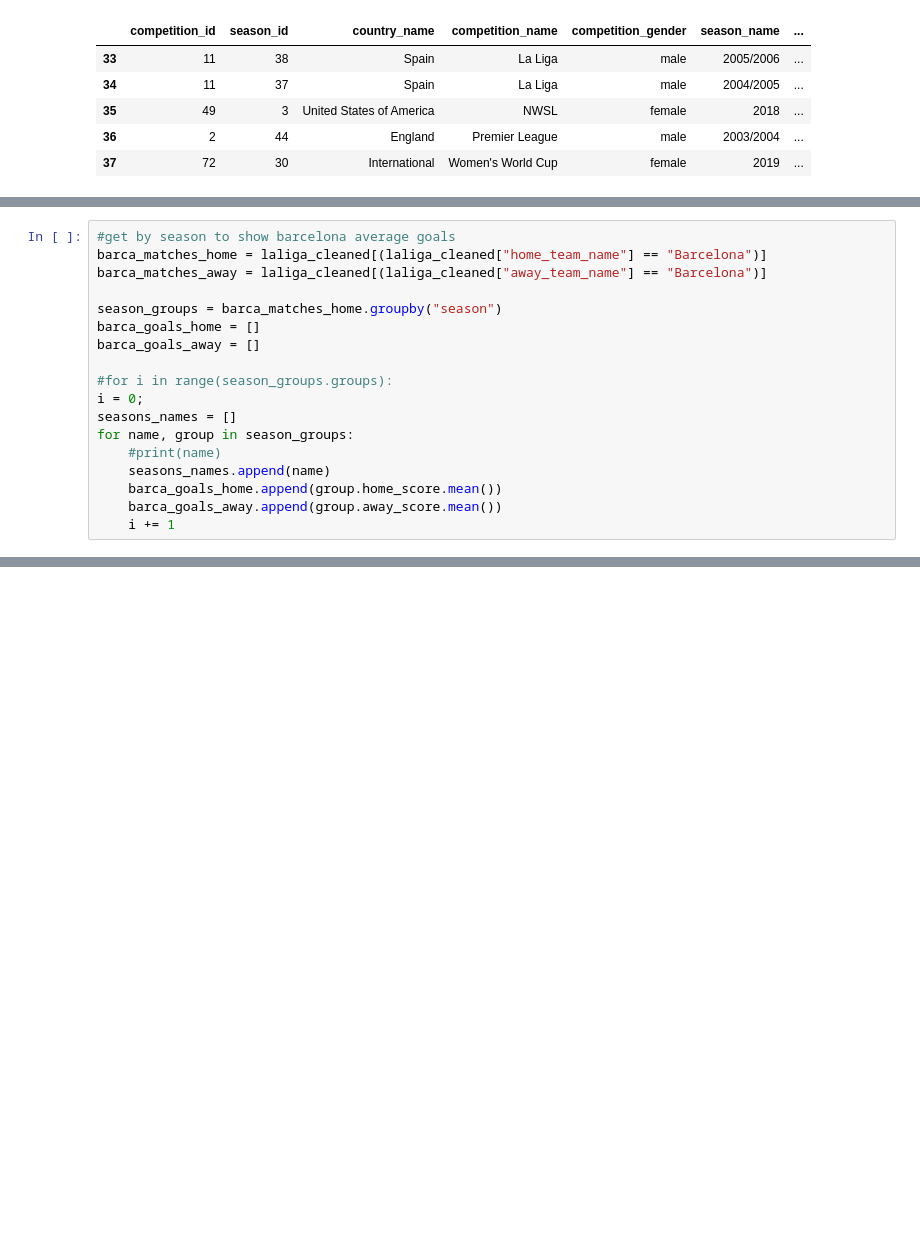
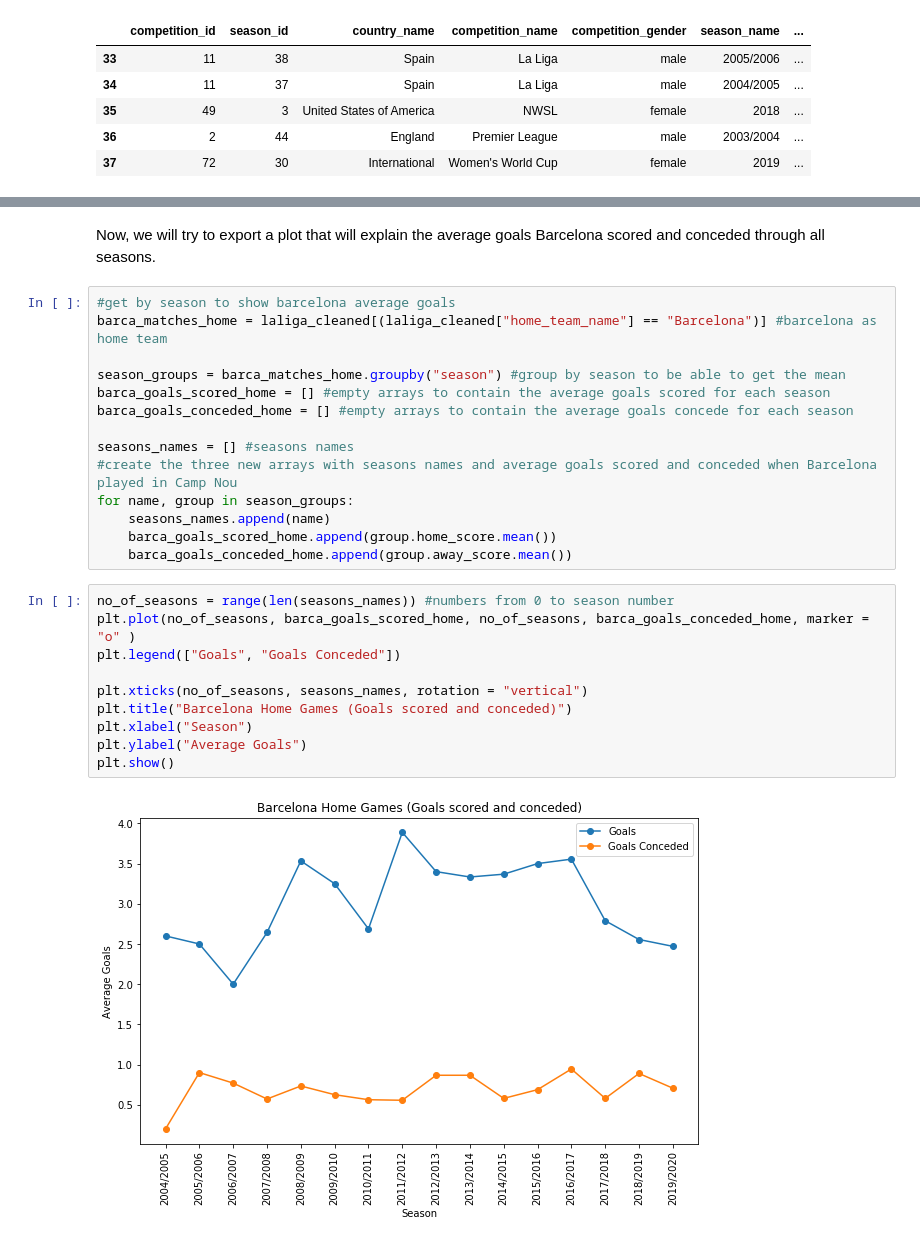
Before and after one commit to christouandr7/statsbomb_laliga, a Jupyter notebook: LaLiga.ipynb, the cells around one changed output, grey strips where cells are left out. Cells and saved outputs as stored; diff of their text form; blank space fills up the shorter version.

```diff
--- a/LaLiga.ipynb
+++ b/LaLiga.ipynb
@@ -223,18 +25,0 @@ plt.show()
-# %%
-#get by season to show barcelona average goals
-barca_matches_home = laliga_cleaned[(laliga_cleaned["home_team_name"] == "Barcelona")]
-barca_matches_away = laliga_cleaned[(laliga_cleaned["away_team_name"] == "Barcelona")]
-
-season_groups = barca_matches_home.groupby("season")
-barca_goals_home = []
-barca_goals_away = []
-
-#for i in range(season_groups.groups):
-i = 0;
-seasons_names = []
-for name, group in season_groups:
-    #print(name)
-    seasons_names.append(name)
-    barca_goals_home.append(group.home_score.mean())
-    barca_goals_away.append(group.away_score.mean())
-    i += 1
@@ -441,0 +225,28 @@ array([[0, 1],
+# %% [markdown]
+Now, we will try to export a plot that will explain the average goals Barcelona scored and conceded through all seasons.
+# %%
+#get by season to show barcelona average goals
+barca_matches_home = laliga_cleaned[(laliga_cleaned["home_team_name"] == "Barcelona")] #barcelona as home team
+
+season_groups = barca_matches_home.groupby("season") #group by season to be able to get the mean
+barca_goals_scored_home = [] #empty arrays to contain the average goals scored for each season
+barca_goals_conceded_home = [] #empty arrays to contain the average goals concede for each season
+
+seasons_names = [] #seasons names
+#create the three new arrays with seasons names and average goals scored and conceded when Barcelona played in Camp Nou
+for name, group in season_groups:
+    seasons_names.append(name)
+    barca_goals_scored_home.append(group.home_score.mean())
+    barca_goals_conceded_home.append(group.away_score.mean())
+# %%
+no_of_seasons = range(len(seasons_names)) #numbers from 0 to season number
+plt.plot(no_of_seasons, barca_goals_scored_home, no_of_seasons, barca_goals_conceded_home, marker = "o" )
+plt.legend(["Goals", "Goals Conceded"])
+
+plt.xticks(no_of_seasons, seasons_names, rotation = "vertical")
+plt.title("Barcelona Home Games (Goals scored and conceded)")
+plt.xlabel("Season")
+plt.ylabel("Average Goals")
+plt.show()
+# %% [output]
+[figure, added]
```
Also changed, not shown: parts of 66 cells of this notebook.
